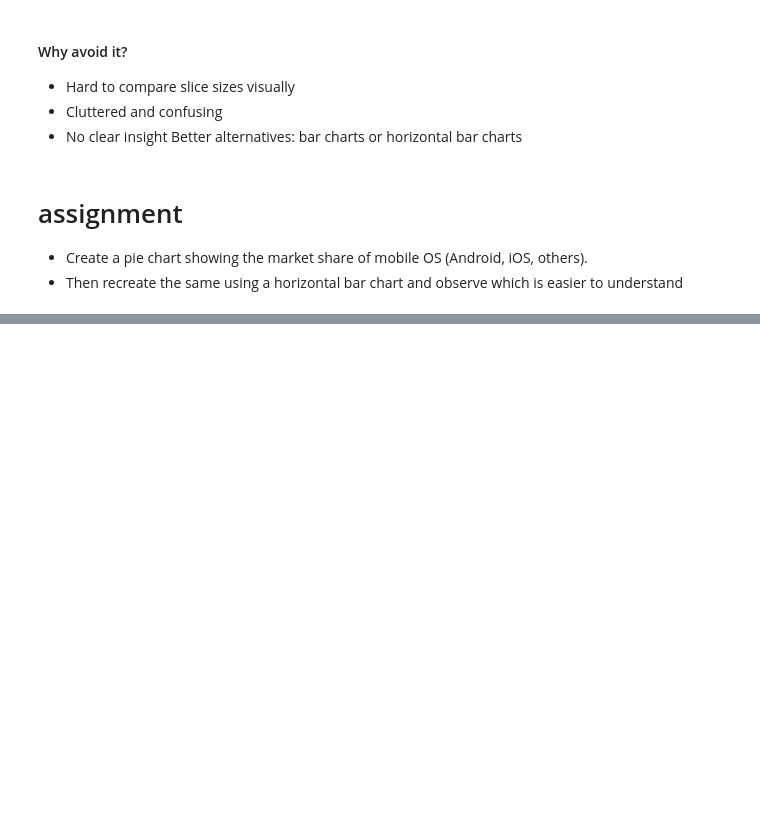
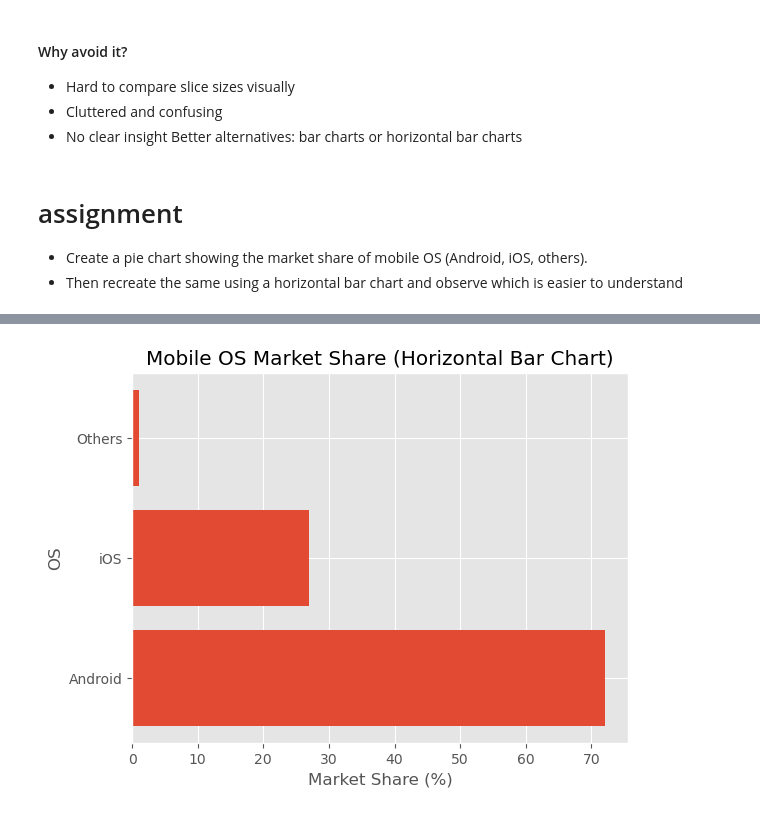
Before and after one commit to omg-CPP/OM-GUPTA-DATA-SCIENCE-REPOSITORY, a Jupyter notebook: 03-Data Visualization/Matplotlib/03-Pie_Charts.ipynb, the cells around one changed output, grey strips where cells are left out. Cells and saved outputs as stored; diff of their text form; code cells hidden in the pictures; blank space fills up the shorter version.

```diff
--- a/03-Data Visualization/Matplotlib/03-Pie_Charts.ipynb
+++ b/03-Data Visualization/Matplotlib/03-Pie_Charts.ipynb
@@ -112,10 +130,11 @@ plt.show()
 # %%
 # -------------------------------
 # 2. Horizontal Bar Chart
 # -------------------------------
 plt.barh(os_names, market_share)
 plt.xlabel("Market Share (%)")
 plt.ylabel("OS")
 plt.title("Mobile OS Market Share (Horizontal Bar Chart)")
-plt.xlim(0, 100)  # Percentage scale from 0 to 100
 plt.show()
+# %% [output]
+[figure, added]
```
Also changed, not shown: parts of 9 cells of this notebook, 2 other files.
